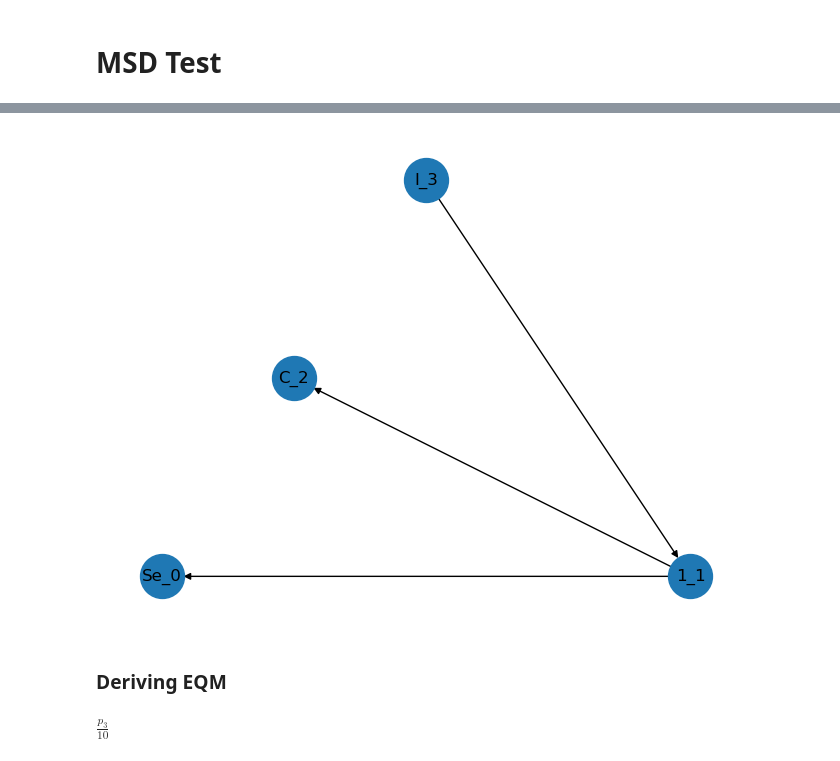
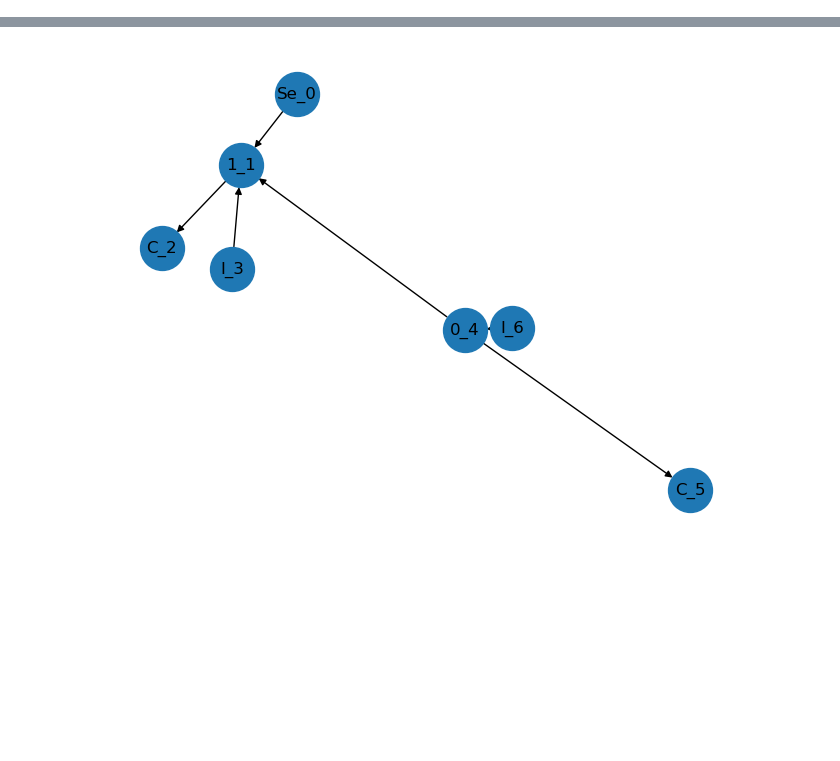
Before and after one commit to Astronauty/AiPEX-Projects, a Jupyter notebook: bond-graph-RL/bond_graph_test.ipynb, the cells around one changed output, grey strips where cells are left out. Saved outputs shown, nothing was run; the diff lists cells and outputs as text; code cells hidden in the pictures; blank space fills up the shorter version.

Commit message:
msd test

```diff
--- a/bond-graph-RL/bond_graph_test.ipynb
+++ b/bond-graph-RL/bond_graph_test.ipynb
@@ -13,42 +8,54 @@ ImportError: cannot import name 'symbols' from 'scipy' (/opt/homebrew/Caskroom/m
-# %% [markdown]
-# MSD Test
 # %%
-G = BondGraph(max_nodes=20, num_states=2)
+G = BondGraph(max_nodes=20, num_states=4)
 G.add_element(EffortSource(np.array([1, 2, 3])))
 G.add_element(OneJunction())
-G.add_bond(1, 0, power_sign=-1)
+G.add_bond(0, 1, 1)
 G.add_element(Capacitance(capacitance=10))
-G.add_bond(1, 2, power_sign=1)
+G.add_bond(1, 2, 1)
 G.add_element(Inertance(inertance=10))
-G.add_bond(3, 1, power_sign=-1)
-# G.add_element(Resistance(resistance=10))
-# G.add_bond(1, 4, power_sign=1)
-# G.add_element(Capacitance(capacitance=5))
-# G.add_bond(1, 4, 1)
+G.add_bond(3, 1, -1)
+G.add_element(ZeroJunction())
+G.add_bond(4, 1, -1)
+G.add_element(Capacitance(capacitance=10))
+G.add_element(Inertance(inertance=10))
+G.add_bond(4, 5, 1)
+G.add_bond(6, 4, -1)
 # G.add_element(Capacitance(capacitance=10))
 
-# print(list(G.flow_causal_graph.nodes(data=True)))
-# print(G.flow_causal_graph.nodes['1_1']['node'].element_type)
+# print(list(G.graph.nodes(data=True)))
+# print(G.graph.nodes['1_1']['node'].element_type)
 
 
-labels = nx.get_node_attributes(G.flow_causal_graph, 'element_label')
+labels = nx.get_node_attributes(G.graph, 'element_label')
 
-nx.draw_planar(G.flow_causal_graph, labels=labels, with_labels=True, node_size=1000)
+nx.draw(G.graph, labels=labels, with_labels=True, node_size=1000)
 
-# nt = Network('500px', '500px', notebook=True, cdn_resources='in_line')
-# nt.from_nx(G.flow_causal_graph)
-# # nt.show_buttons(filter_=['physics'])
-# nt.save_graph('nx.html')
+## Time to access energy storage elements (custom class vs. networkx)
+# start = time.time()
+# energy_storage_elements = G.get_energy_storage_elements()
+# end = time.time()
 
-print("\nGraph Node Info: ", G.flow_causal_graph.nodes(data=True))
+# print(energy_storage_elements)
+# print("Custom BG Class Elapsed Time: ", end - start)
 
-print('_' * 50)
+
+# start = time.time()
+# energy_storage_elements = [x for x,y in G.graph.nodes(data=True) if y['port_type'] == BondGraphPortTypes.CAPACITANCE or y['port_type'] == BondGraphPortTypes.INERTANCE]
+# end = time.time()
+
+# print("Networkx Elapsed Time: ", end - start)
+# print(energy_storage_elements)
+
+# print(G.graph.nodes)
+# print(nx.to_numpy_array(G.graph))
+# print(G.get_port_addition_mask())
+
 print("\nNode Labels: ")
 print(labels)
 
 
 print("\nStandard Node Order: ")
-# print(G.flow_causal_graph.nodes)
+# print(G.graph.nodes)
 print(labels.values())
 
 print("\nPort Addition Mask: ")
@@ -58,10 +65,14 @@ causal_adjacency_mask, power_flow_adjacency_mask = G.get_bond_addition_mask()
 print("\n Causal Adjacency Mask: ")
 print(causal_adjacency_mask)
 percent_fill=np.count_nonzero(causal_adjacency_mask)/np.size(causal_adjacency_mask)
-print(f"{percent_fill*100:0.2f}% of causal bond actions remain after filtering")
+print(f"{percent_fill*100}% of causal bond actions remain after filtering")
 
 print("\n Power Flow Adjacency Mask: ")
 print(power_flow_adjacency_mask)
 percent_fill=np.count_nonzero(power_flow_adjacency_mask)/np.size(power_flow_adjacency_mask)
-print(f"{percent_fill*100:0.2f}% of power flow bond addition actions remain after filtering")
+print(f"{percent_fill*100}% of power flow bond addition actions remain after filtering")
+
+print("\nUnmasked Number of Bond Addition Actions: ", np.size(causal_adjacency_mask)*np.size(power_flow_adjacency_mask))
+print("Masked Number of Bond Addition Actions: ", np.count_nonzero(causal_adjacency_mask) * np.count_nonzero(power_flow_adjacency_mask))
+print(f"Percentage of Original Action Space: {(np.count_nonzero(causal_adjacency_mask) * np.count_nonzero(power_flow_adjacency_mask))/(np.size(causal_adjacency_mask)*np.size(power_flow_adjacency_mask))*100}%")
 # %% [output]
@@ -85,7 +96 @@ Port Addition Mask:
-[figure, old version]
+[figure, new version]
-# %% [markdown]
-### Deriving EQM
-# %%
-G.get_effort_expr(3)
-# %% [output]
-$\displaystyle \frac{p_{3}}{10}$
```
Also changed, not shown: parts of 19 cells of this notebook, 1 other file.
